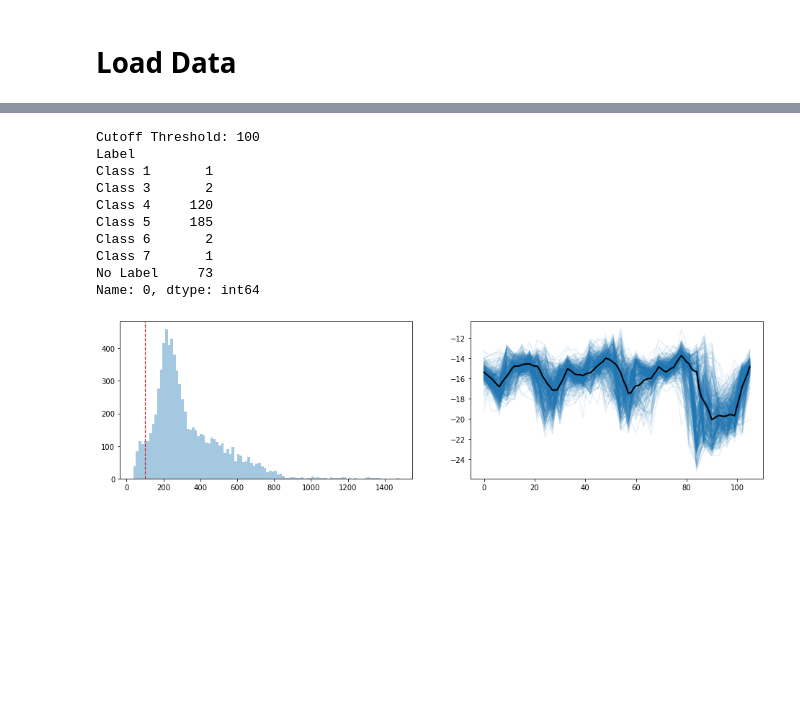
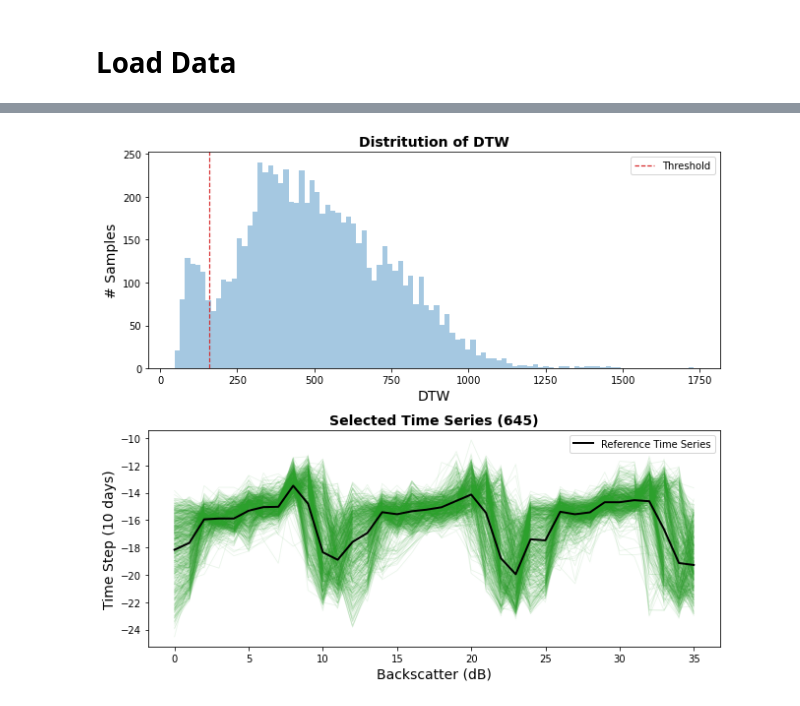
Before and after one commit to PEOPLE-ER/Wetland-Function-Assessment, a Jupyter notebook: calculate_dtw.ipynb, the cells around one changed output, grey strips where cells are left out. Saved outputs shown, nothing was run; the diff lists cells and outputs as text; code cells hidden in the pictures; blank space fills up the shorter version.

```diff
--- a/calculate_dtw.ipynb
+++ b/calculate_dtw.ipynb
@@ -142,0 +32,3 @@ add more control points will help DWT window
+# %%
+df_ts = pd.read_csv('data/vh_2022.csv', index_col=0)
+df_ref = pd.read_csv('data/vh_ref_2022.csv', index_col=0)
@@ -166,5 +64,22 @@ df_ts.shape
 # %%
 def calculate_dtw(ts_blk, ts_ref, window_size=5):
+
+    def interpolate_time_series(ts_blk, intv):
+
+        nrow, ncol = ts_blk.shape
+        mat = np.zeros([nrow, ncol * intv]) * np.nan
+        mat[:, ::intv] = ts_blk
+
+        df = pd.DataFrame(mat)
+        df.interpolate(method='linear', axis=1, inplace=True)
+        ts_blk_intp = df.values[:, :-(intv-1)]
+        return ts_blk_intp
+
+    ts_ref = ts_ref[np.newaxis, :]
+
+    ts_blk = interpolate_time_series(ts_blk, intv=4)
+    ts_ref = interpolate_time_series(ts_ref, intv=4)
+
     n = ts_blk.shape[0]
     d = np.zeros(n) * np.nan
     for i in range(n):
@@ -189,31 +95,34 @@ ts_ref = ts_med
 # %%
+ts_blk = df_ts.values
+ts_ref = df_ref.loc['Class 01'].values
+
 d = calculate_dtw(ts_blk, ts_ref, 7)
+
+thr = 160
+idx = d < thr
 
 # idx = d.argsort()[:600]
 # thr = d[idx[-1]]
-thr = 100
-idx = d < thr
+
 df_ts_sel = df_ts.iloc[idx, :]
+n_sel = df_ts_sel.shape[0]
 
-fig, axes = plt.subplots(1, 2, figsize=[16, 4])
+fig, axes = plt.subplots(2, 1, figsize=[9, 8])
 
 axes[0].hist(d, bins=100, alpha=.4);
-axes[0].axvline(thr, color='tab:red', linestyle='--', lw=1.2);
+axes[0].axvline(thr, color='tab:red', linestyle='--', lw=1.2, label='Threshold');
+axes[0].set_xlabel('DTW', fontsize=14);
+axes[0].set_ylabel('# Samples', fontsize=14);
+axes[0].set_title('Distritution of DTW', fontsize=14, fontweight='bold');
+axes[0].legend();
 
-axes[1].plot(df_ts_sel.values.T, color='tab:blue', alpha=0.1);
-axes[1].plot(ts_ref, color='k', lw=2);
+axes[1].plot(df_ts_sel.values.T, color='tab:green', lw=.8, alpha=.1);
+axes[1].plot(ts_ref, color='k', lw=2, label='Reference Time Series');
+axes[1].set_xlabel('Backscatter (dB)', fontsize=14);
+axes[1].set_ylabel('Time Step (10 days)', fontsize=14);
+axes[1].set_title(f'Selected Time Series ({n_sel})', fontsize=14, fontweight='bold');
+axes[1].legend();
 
-print(f'Cutoff Threshold: {thr}')
-print(df_ts_sel.groupby('Label').count().iloc[:, 0])
+fig.tight_layout()
 # %% [output]
-Cutoff Threshold: 100
-Label
-Class 1       1
-Class 3       2
-Class 4     120
-Class 5     185
-Class 6       2
-Class 7       1
-No Label     73
-Name: 0, dtype: int64
-[figure, old version]
+[figure, new version]
```
Also changed, not shown: parts of 16 cells of this notebook.
